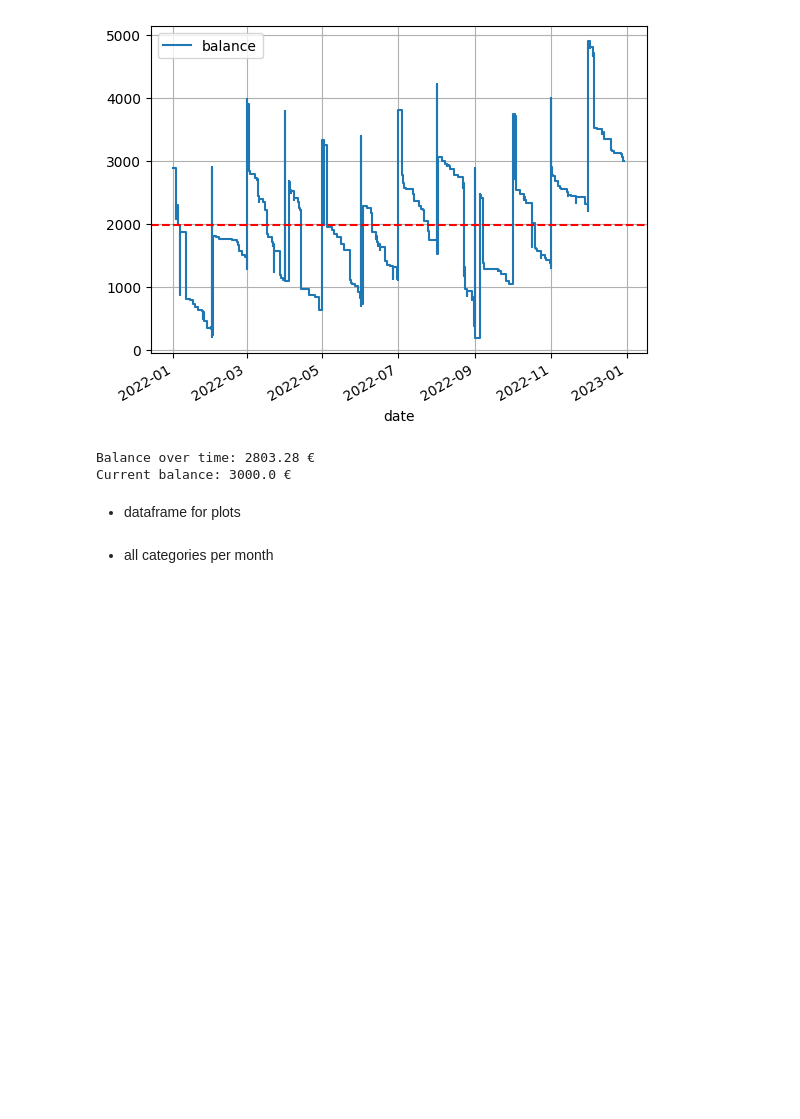
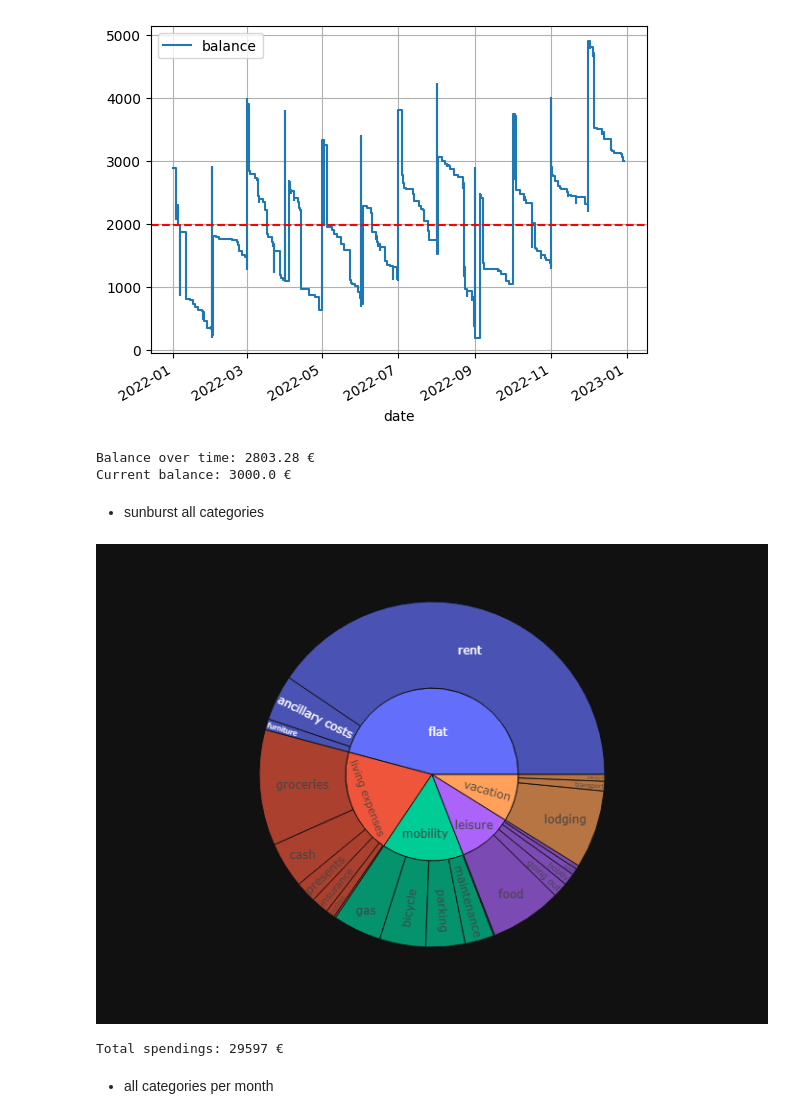
Before and after one commit to gerritnowald/budget_book, a Jupyter notebook: analysis.ipynb, the cells around one changed output. Saved outputs shown, nothing was run; the diff lists cells and outputs as text; code cells hidden in the pictures; blank space fills up the shorter version.

```diff
--- a/analysis.ipynb
+++ b/analysis.ipynb
@@ -90,2 +92,6 @@ sum_cat_month.fillna(0)
+# %%
+df_sunburst = sum_cat_month[[clm['sum']]].drop([ clm['expenses'], clm['sum'] ], level=0).reset_index()
+df_sunburst = df_sunburst[ df_sunburst[clm['sum']] < 0]
+df_sunburst[clm['sum']] = df_sunburst[clm['sum']].abs()
 # %% [markdown]
 ## plot
@@ -94,14 +97,0 @@ sum_cat_month.fillna(0)
-# %%
-transactions[ [ clm['category'] , clm['cat_fine'] ] ] = transactions[clm['category']].str.split('/', expand=True)
-transactions[clm['cat_fine']].fillna("", inplace=True)
-
-df_sunburst = transactions.groupby([clm['cat_fine'] , clm['category']], as_index=False)
-df_sunburst = df_sunburst.agg({clm['amount']: 'sum', clm['category']: 'first'})
-df_sunburst = df_sunburst[ df_sunburst[clm['amount']] < 0]
-df_sunburst[clm['amount']] = df_sunburst[clm['amount']].abs()
-
-fig = px.sunburst(df_sunburst, path=[clm['category'], clm['cat_fine']], values=clm['amount'])
-# fig.show()
-fig.show('png')
-
-print(f"Total spendings: { int(df_sunburst[clm['amount']].sum()) } €")
@@ -126,5 +113,3 @@ print(f"Current balance: { transactions.iloc[0][clm['balance']] } €")
 [figure]
 Balance over time: 2803.28 €
 Current balance: 3000.0 €
-# %% [markdown]
-- dataframe for plots
@@ -139,3 +116,15 @@ df_plot_rough = sum_cat_month_rough.transpose().drop([ clm['sum'], clm['mean_mon
+# %% [markdown]
+- sunburst all categories
+# %%
+fig = px.sunburst(df_sunburst, path=[clm['category'], clm['cat_fine']], values=clm['sum'], template="plotly_dark")
+# fig.show()
+fig.show('png')
+
+EXPENSES = int(df_sunburst[clm['sum']].sum())
+print(f"Total spendings: {EXPENSES} €")
+# %% [output]
+[figure, added]
+Total spendings: 29597 €
 # %% [markdown]
 - all categories per month
 # %%
```
Also changed, not shown: parts of 14 cells of this notebook, 2 other files.
